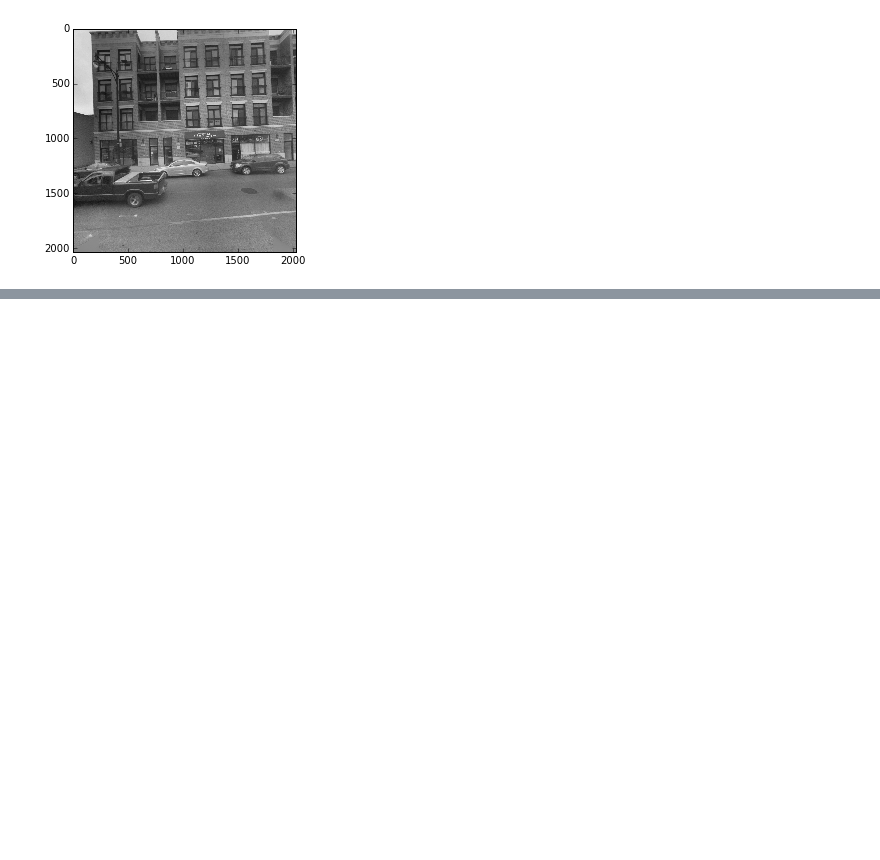
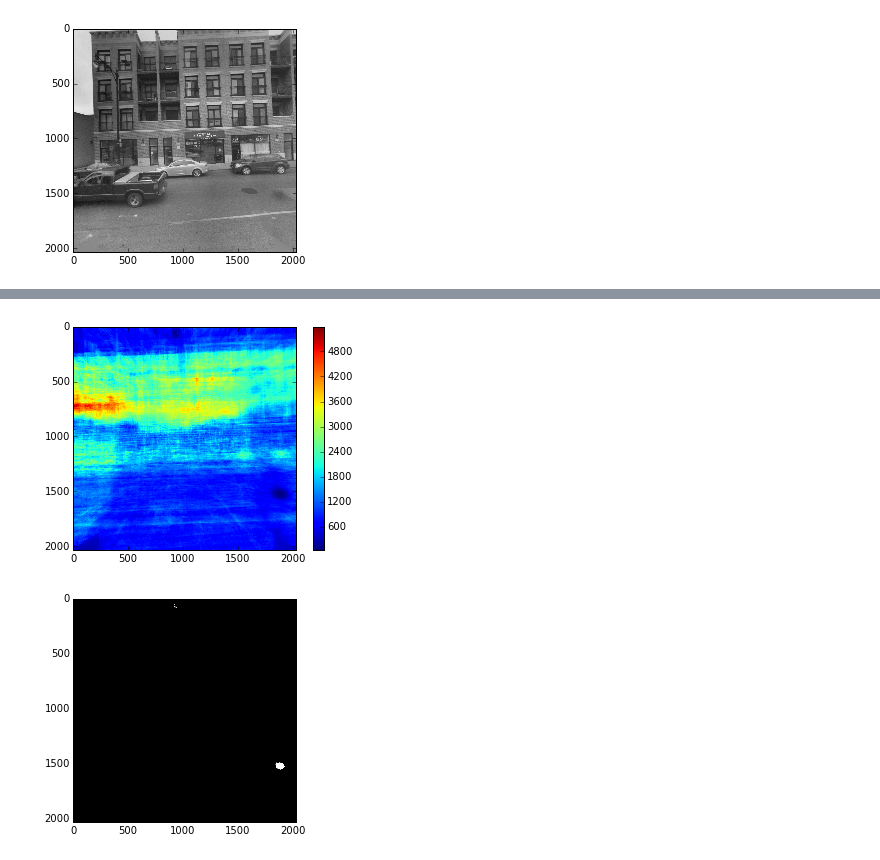
Before and after one commit to lostleaf/geo-hw2, a Jupyter notebook: Untitled.ipynb, the cells around one changed output, grey strips where cells are left out. Drawn from its saved outputs; the diff is of its cells as text; code cells hidden in the pictures; blank space fills up the shorter version.

```diff
--- a/Untitled.ipynb
+++ b/Untitled.ipynb
@@ -33,0 +48,9 @@ plt.show()
+# %%
+plt.imshow(variance)
+plt.colorbar()
+plt.show()
+plt.imshow(variance < 175, cmap="gray")
+plt.show()
+# %% [output]
+[figure, added]
+[figure, added]
```
Also changed, not shown: parts of 2 cells of this notebook, 1 other file.
